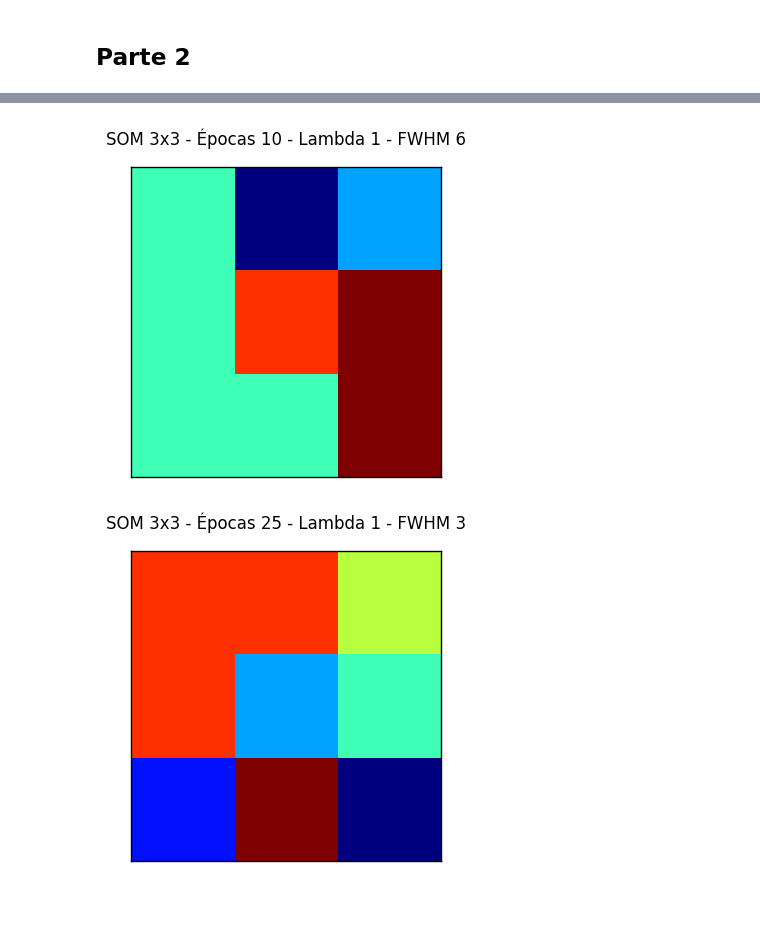
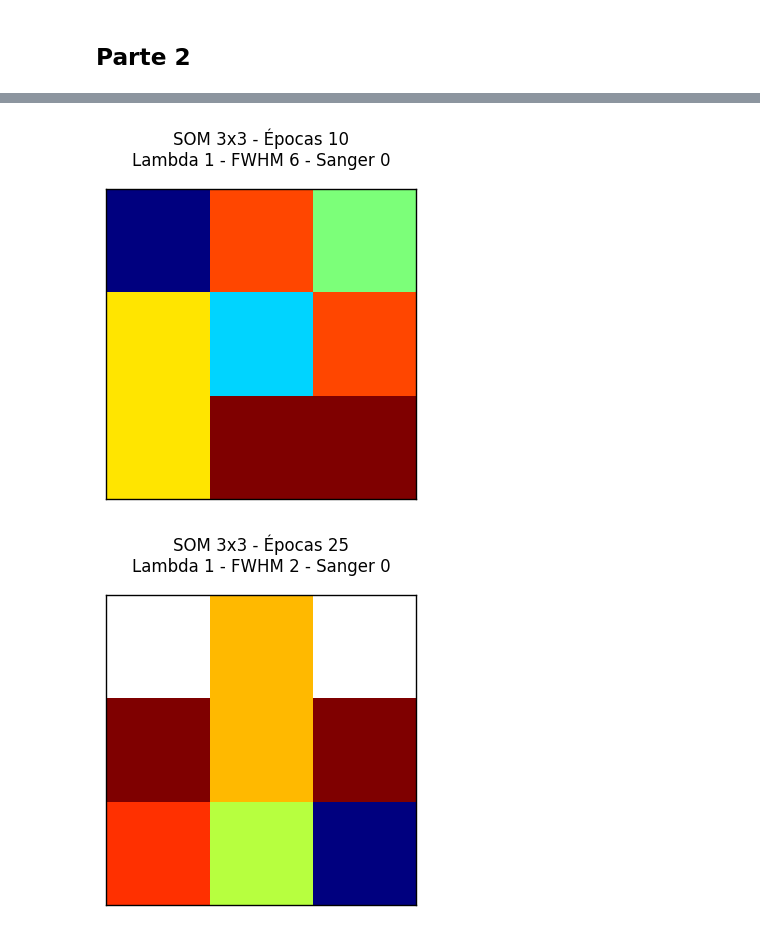
Before and after one commit to matiasbattocchia/redes-neuronales, a Jupyter notebook: tp2/TP 2.ipynb, the cells around one changed output, grey strips where cells are left out. Drawn from its saved outputs; the diff is of its cells as text; code cells hidden in the pictures; blank space fills up the shorter version.

Commit message:
diagramas SOM

```diff
--- a/tp2/TP 2.ipynb
+++ b/tp2/TP 2.ipynb
@@ -337,3 +333,36 @@ experimento(factor_aprendizaje=1, épocas=10, lado=3, fwhm_inicial=1)
+# %%
+from sklearn.preprocessing import MaxAbsScaler
+
+def experimento(save='/home/matias/exp/', sanger=0, plot=plot_som, **args):
+    som = SOM(**args)
+    sanger = NS(factor_aprendizaje=1e-5, épocas=100, salidas=sanger, regla='Sanger')
+
+    if sanger.salidas > 0:
+        est = make_pipeline(
+            MaxAbsScaler(),
+            sanger,
+            som,
+        )
+    else:
+         est = make_pipeline(
+            MaxAbsScaler(),
+            som,
+        )
+
+    plot(est.fit_transform(X.values, y))
+
+    vars = (som.lado, som.lado, som.épocas, som.factor_aprendizaje, som.fwhm_inicial, sanger.salidas)
+
+    if plot == plot_som:
+        plt.title( 'SOM {}x{} - Épocas {}\nLambda {} - FWHM {} - Sanger {}'.format(*vars) );
+    else:
+        plt.suptitle( 'SOM comparado {}x{} - Épocas {}\nLambda {} - FWHM {} - Sanger {}'.format(*vars) )
+
+    if save:
+        if plot == plot_som:
+            plt.savefig( save + 'som{}x{}_e{}_l{}_f{}_s{}.pdf'.format(*vars) )
+        else:
+            plt.savefig( save + 'som_comparado{}x{}_e{}_l{}_f{}_s{}.pdf'.format(*vars) )
 # %%
 experimento(factor_aprendizaje=1, épocas=10, lado=3, fwhm_inicial=2)
 # %% [output]
@@ -353,11 +374,11 @@ experimento(factor_aprendizaje=1, épocas=10, lado=3, fwhm_inicial=5)
 # %%
 experimento(factor_aprendizaje=1, épocas=10, lado=3, fwhm_inicial=6)
 # %% [output]
-[figure, old version]
+[figure, new version]
 # %%
-experimento(factor_aprendizaje=1, épocas=25, lado=3, fwhm_inicial=3)
+experimento(factor_aprendizaje=1, épocas=25, lado=3, fwhm_inicial=2)
 # %% [output]
-[figure, old version]
+[figure, new version]
 # %%
 experimento(factor_aprendizaje=1, épocas=25, lado=3, fwhm_inicial=4)
 # %% [output]
```
Also changed, not shown: parts of 38 cells of this notebook, 24 other files.
